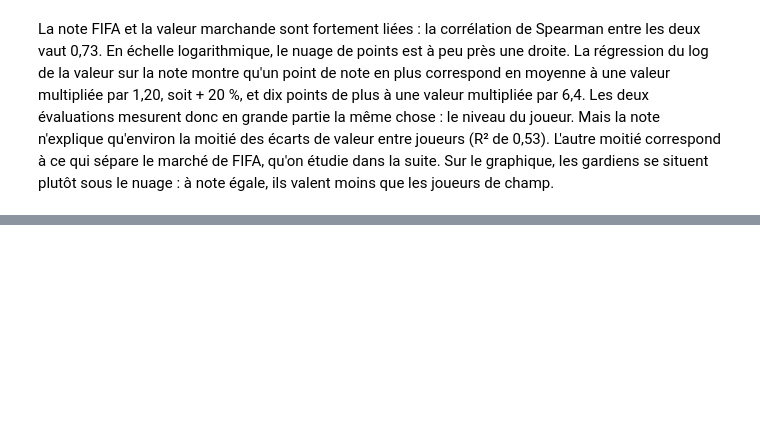
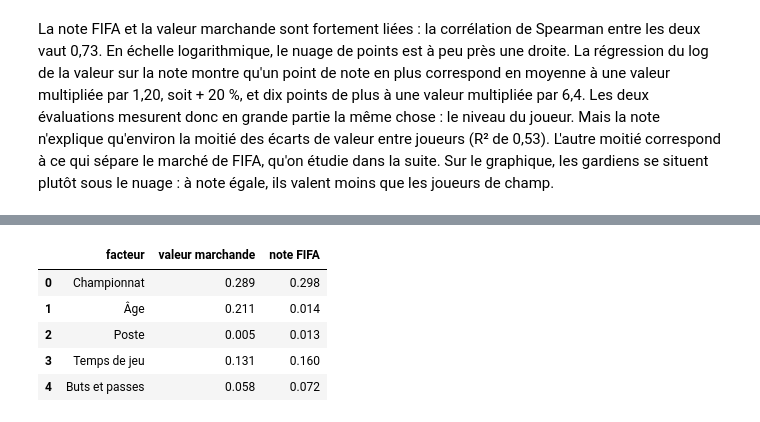
Before and after one commit to Iseo-sort/projet_python_football, a Jupyter notebook: notebooks/analyse_fifa.ipynb, the cells around one changed output, grey strips where cells are left out. Drawn from its saved outputs; the diff is of its cells as text; code cells hidden in the pictures; blank space fills up the shorter version.

```diff
--- a/notebooks/analyse_fifa.ipynb
+++ b/notebooks/analyse_fifa.ipynb
@@ -257,0 +289,15 @@ La note FIFA et la valeur marchande sont fortement liées : la corrélation de S
+# %%
+importance = (
+    importance_facteurs(joueurs_notes, "log_valeur")
+    .rename(columns={"r2_perdu_si_retire": "valeur marchande"})
+    .merge(importance_facteurs(joueurs_notes, "note")
+           .rename(columns={"r2_perdu_si_retire": "note FIFA"}), on="facteur")
+)
+importance.round(3)
+# %% [output]
+|  | facteur | valeur marchande | note FIFA |
+| 0 | Championnat | 0.289 | 0.298 |
+| 1 | Âge | 0.211 | 0.014 |
+| 2 | Poste | 0.005 | 0.013 |
+| 3 | Temps de jeu | 0.131 | 0.160 |
+| 4 | Buts et passes | 0.058 | 0.072 |
```
Also changed, not shown: parts of 6 cells of this notebook.
